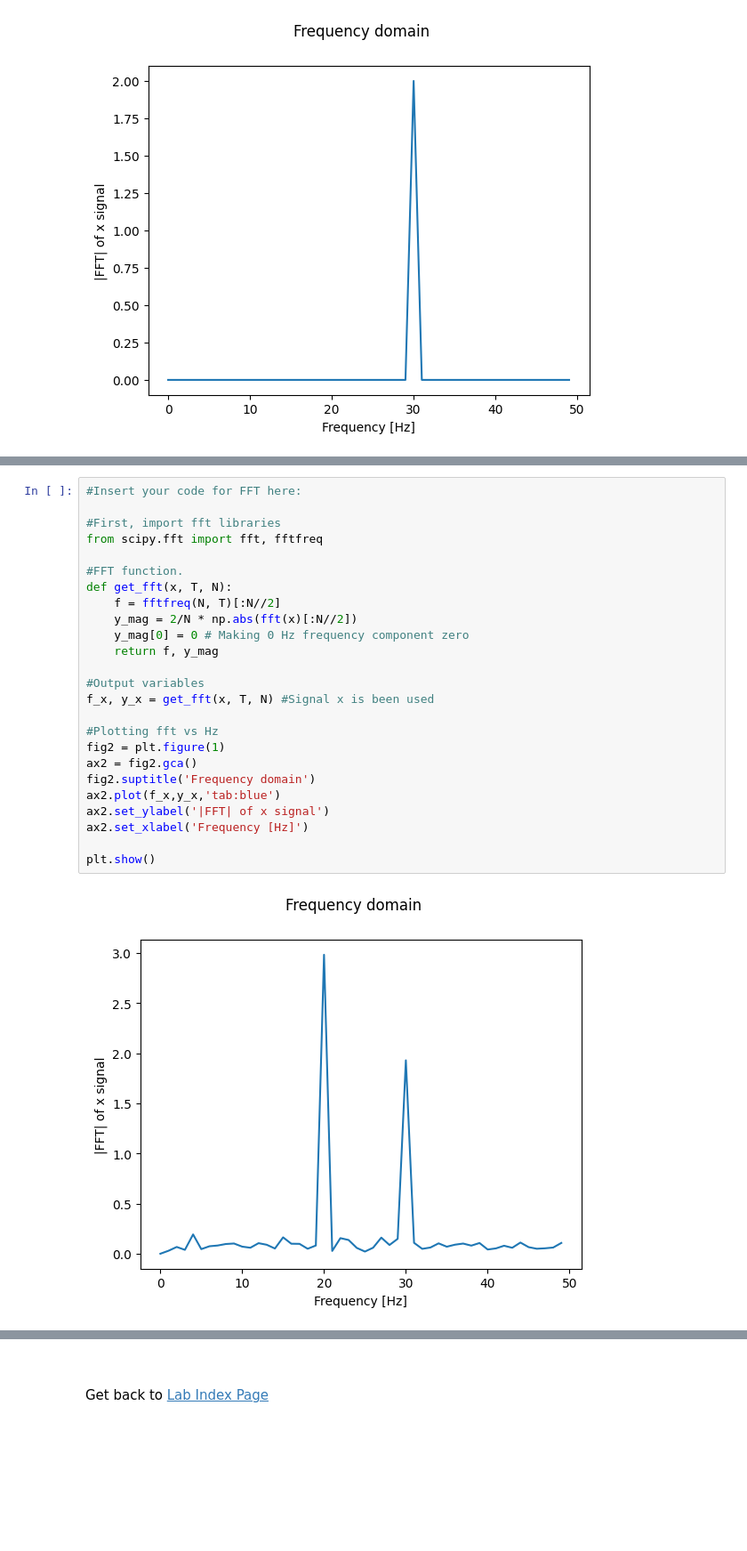
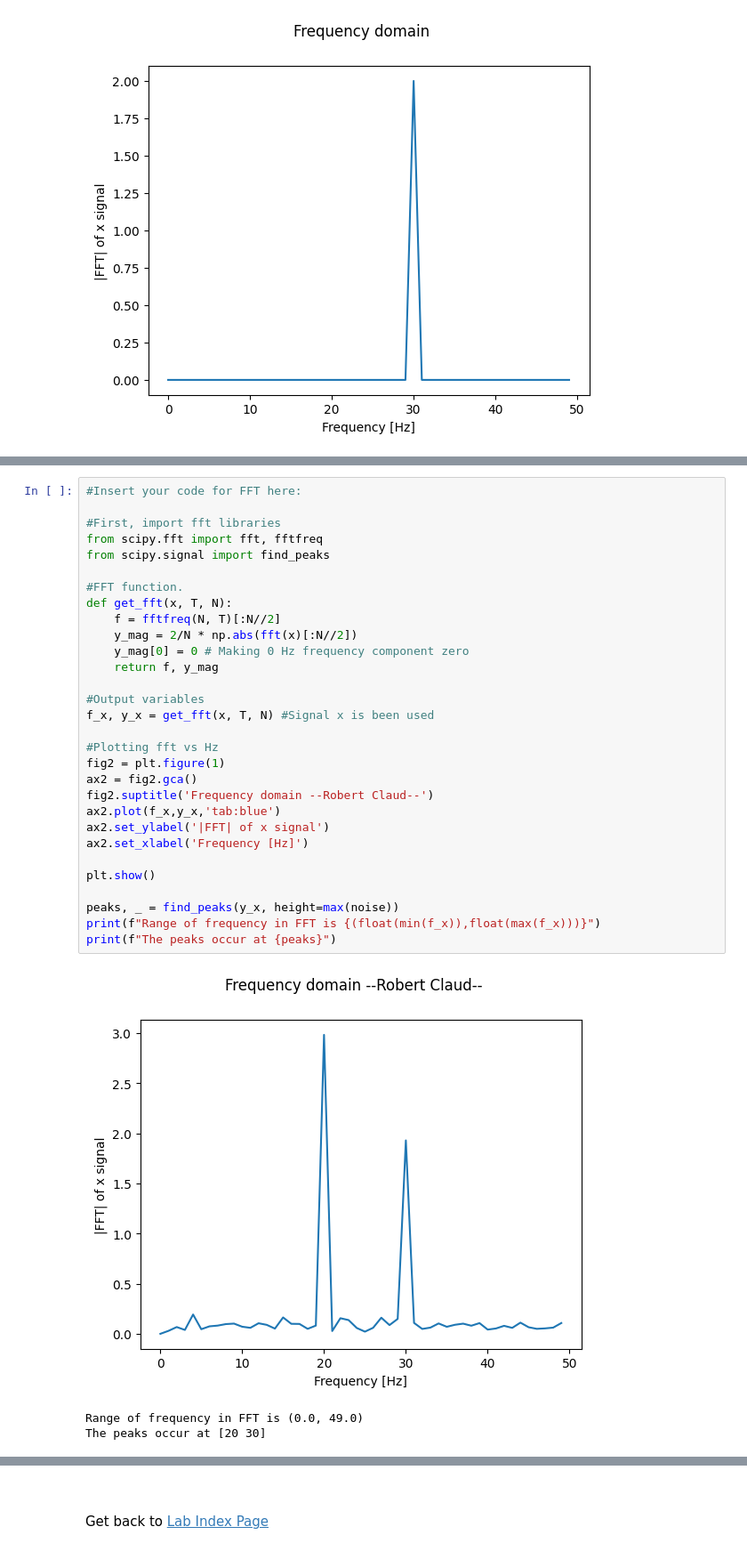
Before and after one commit to rd908213/ME-597-IIoT, a Jupyter notebook: lab/lab2/PL2_Colab2.ipynb, the cells around one changed output, grey strips where cells are left out. Shown at 89% size. Saved outputs shown, nothing was run; the diff lists cells and outputs as text; blank space fills up the shorter version.

```diff
--- a/lab/lab2/PL2_Colab2.ipynb
+++ b/lab/lab2/PL2_Colab2.ipynb
@@ -260,27 +260,34 @@ Your graph should look like the one below
 # %%
 #Insert your code for FFT here:
 
 #First, import fft libraries
 from scipy.fft import fft, fftfreq
+from scipy.signal import find_peaks
 
 #FFT function.
 def get_fft(x, T, N):
     f = fftfreq(N, T)[:N//2]
     y_mag = 2/N * np.abs(fft(x)[:N//2])
     y_mag[0] = 0 # Making 0 Hz frequency component zero
     return f, y_mag
 
 #Output variables
 f_x, y_x = get_fft(x, T, N) #Signal x is been used
 
 #Plotting fft vs Hz
 fig2 = plt.figure(1)
 ax2 = fig2.gca()
-fig2.suptitle('Frequency domain')
+fig2.suptitle('Frequency domain --Robert Claud--')
 ax2.plot(f_x,y_x,'tab:blue')
 ax2.set_ylabel('|FFT| of x signal')
 ax2.set_xlabel('Frequency [Hz]')
 
 plt.show()
+
+peaks, _ = find_peaks(y_x, height=max(noise))
+print(f"Range of frequency in FFT is {(float(min(f_x)),float(max(f_x)))}")
+print(f"The peaks occur at {peaks}")
 # %% [output]
-[figure, old version]
+[figure, new version]
+Range of frequency in FFT is (0.0, 49.0)
+The peaks occur at [20 30]
```
Also changed, not shown: parts of 1 cell of this notebook, 2 other files.
